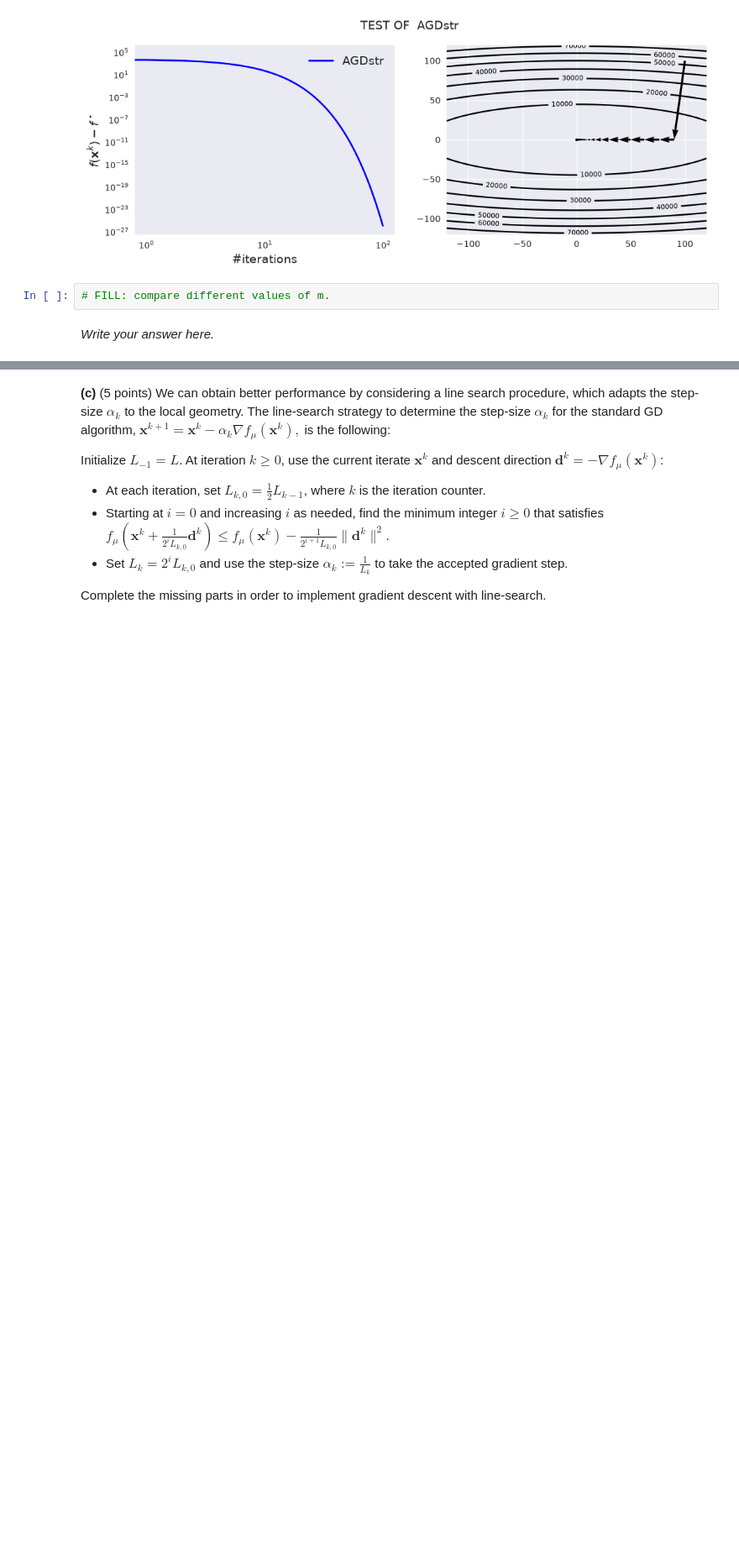
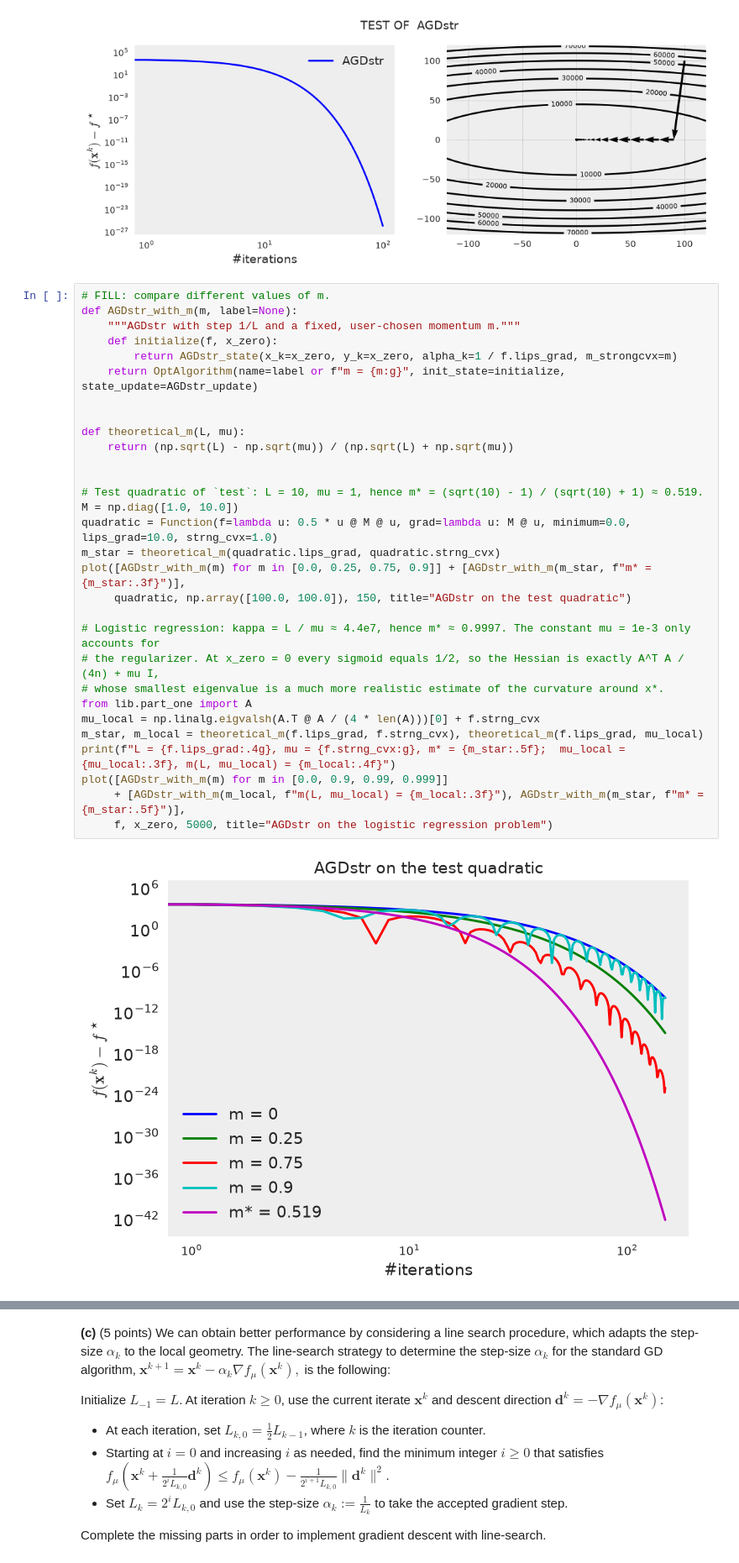
Before and after one commit to fracassa/Math-of-Data_EE-556, a Jupyter notebook: students/Part 2 - First order methods.ipynb, the cells around one changed output, grey strips where cells are left out. Shown at 84% size. Drawn from its saved outputs; the diff is of its cells as text; blank space fills up the shorter version.

Commit message:
almost completed, reflection part 5 and check on written answers of part 2 still to do

```diff
--- a/students/Part 2 - First order methods.ipynb
+++ b/students/Part 2 - First order methods.ipynb
@@ -229,7 +228,35 @@ AGDstr = OptAlgorithm(name="AGDstr", init_state=AGDstr_initialize, state_update=
 test(AGDstr)
 # %% [output]
 [figure]
-# %%
-# FILL: compare different values of m.
-# %% [markdown]
-*Write your answer here.*
+# %%
+# FILL: compare different values of m.
+def AGDstr_with_m(m, label=None):
+    """AGDstr with step 1/L and a fixed, user-chosen momentum m."""
+    def initialize(f, x_zero):
+        return AGDstr_state(x_k=x_zero, y_k=x_zero, alpha_k=1 / f.lips_grad, m_strongcvx=m)
+    return OptAlgorithm(name=label or f"m = {m:g}", init_state=initialize, state_update=AGDstr_update)
+
+
+def theoretical_m(L, mu):
+    return (np.sqrt(L) - np.sqrt(mu)) / (np.sqrt(L) + np.sqrt(mu))
+
+
+# Test quadratic of `test`: L = 10, mu = 1, hence m* = (sqrt(10) - 1) / (sqrt(10) + 1) ≈ 0.519.
+M = np.diag([1.0, 10.0])
+quadratic = Function(f=lambda u: 0.5 * u @ M @ u, grad=lambda u: M @ u, minimum=0.0, lips_grad=10.0, strng_cvx=1.0)
+m_star = theoretical_m(quadratic.lips_grad, quadratic.strng_cvx)
+plot([AGDstr_with_m(m) for m in [0.0, 0.25, 0.75, 0.9]] + [AGDstr_with_m(m_star, f"m* = {m_star:.3f}")],
+     quadratic, np.array([100.0, 100.0]), 150, title="AGDstr on the test quadratic")
+
+# Logistic regression: kappa = L / mu ≈ 4.4e7, hence m* ≈ 0.9997. The constant mu = 1e-3 only accounts for
+# the regularizer. At x_zero = 0 every sigmoid equals 1/2, so the Hessian is exactly A^T A / (4n) + mu I,
+# whose smallest eigenvalue is a much more realistic estimate of the curvature around x*.
+from lib.part_one import A
+mu_local = np.linalg.eigvalsh(A.T @ A / (4 * len(A)))[0] + f.strng_cvx
+m_star, m_local = theoretical_m(f.lips_grad, f.strng_cvx), theoretical_m(f.lips_grad, mu_local)
+print(f"L = {f.lips_grad:.4g}, mu = {f.strng_cvx:g}, m* = {m_star:.5f};  mu_local = {mu_local:.3f}, m(L, mu_local) = {m_local:.4f}")
+plot([AGDstr_with_m(m) for m in [0.0, 0.9, 0.99, 0.999]]
+     + [AGDstr_with_m(m_local, f"m(L, mu_local) = {m_local:.3f}"), AGDstr_with_m(m_star, f"m* = {m_star:.5f}")],
+     f, x_zero, 5000, title="AGDstr on the logistic regression problem")
+# %% [output]
+[figure, added]
```
Also changed, not shown: parts of 7 cells of this notebook, 1 other file.
